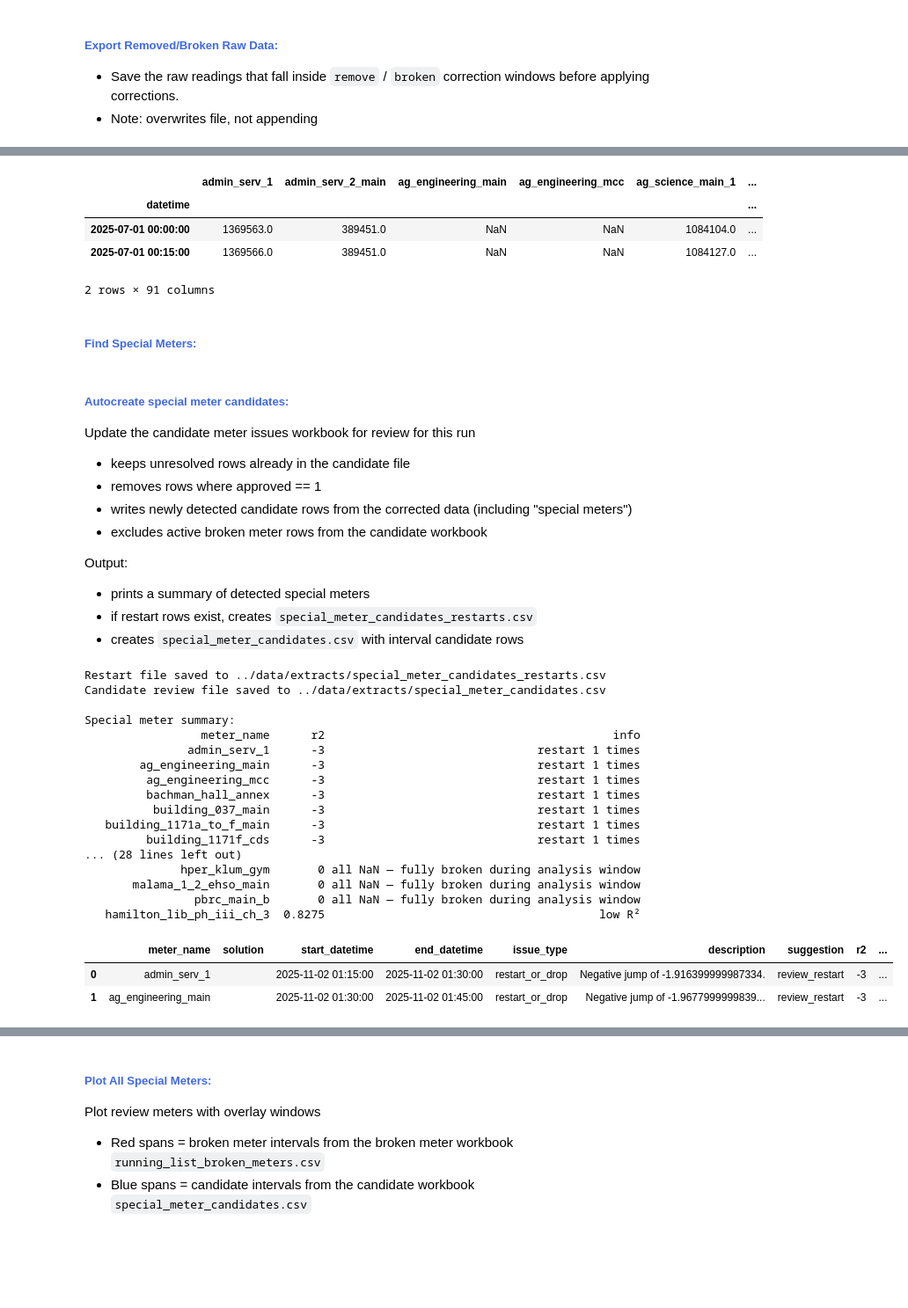
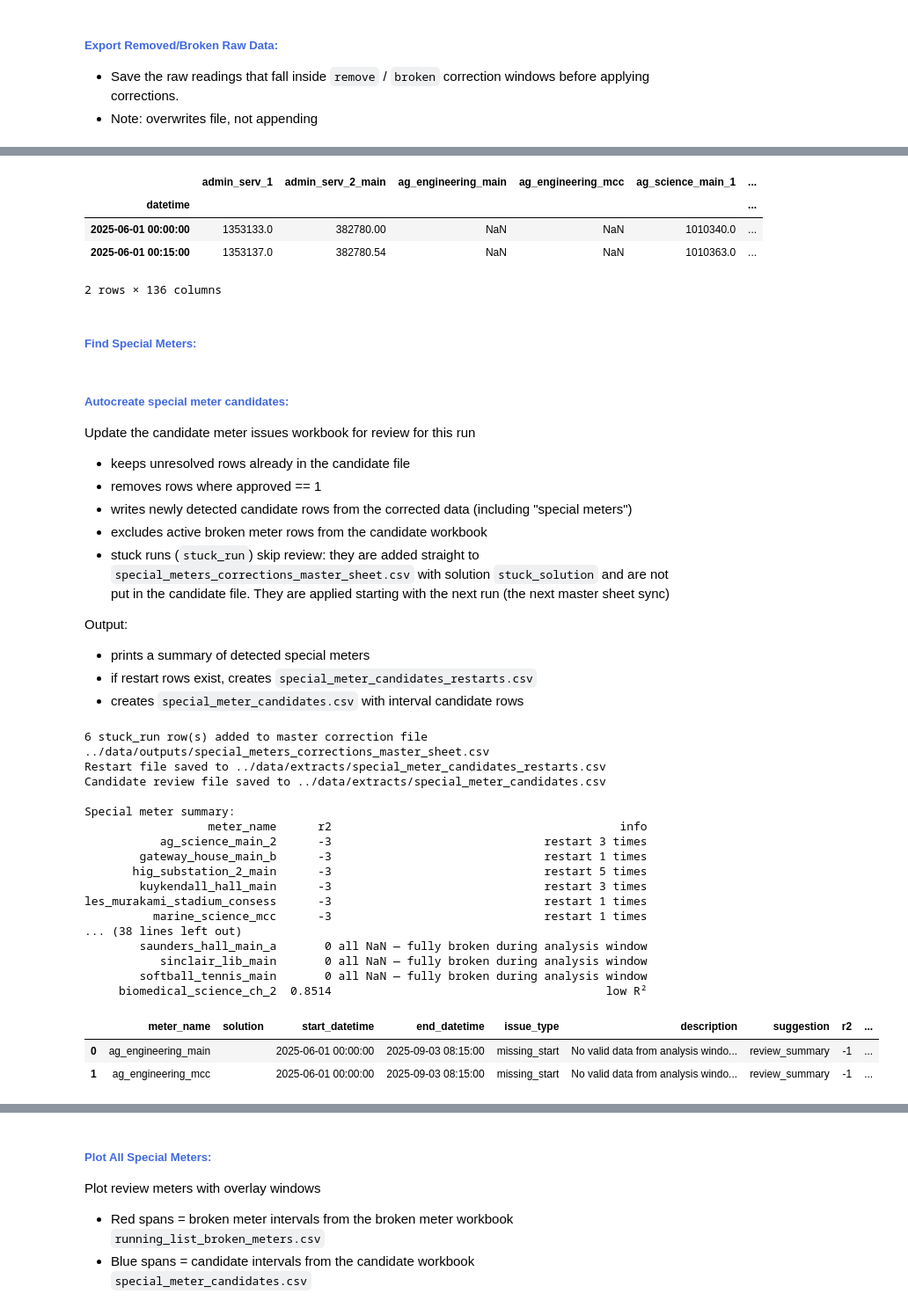
Before and after one commit to uhm-campus-energy/harvest_kwh_prep, a Jupyter notebook: notebooks/1.kwh_end_points_TEST.ipynb, the cells around one changed output, grey strips where cells are left out. Shown at 88% size. Saved outputs shown, nothing was run; the diff lists cells and outputs as text; code cells hidden in the pictures; blank space fills up the shorter version.

Commit message:
Candidates syncs with running broken list, auto remove stuck points

```diff
--- a/notebooks/1.kwh_end_points_TEST.ipynb
+++ b/notebooks/1.kwh_end_points_TEST.ipynb
@@ -75,10 +77,12 @@ Insert = False   # Leave False for now unless you want to push results into the
 Clear_Candidates = True
 
 # Time Range: Select One Fiscal Year
-start_time = "2025-07-01 00:00:00"
-end_time = "2026-07-24 20:45:00"
+start_time = "2025-06-01 00:00:00"
+end_time = "2026-10-01 00:00:00"
+# requested_start_time = "2025-07-23 09:40:50"
+# requested_end_time = "2025-10-17 11:39:02"
 
-FY = "_fy26"
+FY = "_fy26_AURORA"
 
 ######################################################
 # %%
@@ -101,7 +105,7 @@ var = 'kwh'
 # prev longest: harvest_kwh_15min_250723-260713
 # curr longest (prev combined with new): harvest_kwh_15min_250701-260724
 # new data: harvest_kwh_15min_260706-261009
-var_file = input_dir + "harvest_kwh_15min_250701-260724.csv" #'harvest_kwh_15min_250701-260713.csv' #'fy26_aurora_data.csv' # data file 0, should contain only interval meter readings
+var_file = input_dir + 'aurora_kwh_15min_250601-261001.csv'#'../../harvest_preprep/data/outputs/aurora_kwh_15min_250601-261001.csv' #input_dir + "harvest_kwh_15min_250701-260724.csv" # data file, should contain only interval meter readings
 meter_info_file = extracts_dir + "meter_info.csv"  # contains all meter information
 
 # Review/source files
@@ -163,8 +167,8 @@ restarts_thres = 5
 freq = '15min'
 
 # Schema
-schema = 'harvest'
-#schema = 'aurora_v4'
+#schema = 'harvest'
+schema = 'aurora_v4'
 # %% [markdown]
 ### 2. Imports
 # %%
@@ -332,9 +342,9 @@ data_corrected.head(2)
 # %% [output]
 |  | admin_serv_1 | admin_serv_2_main | ag_engineering_main | ag_engineering_mcc | ag_science_main_1 | ... |
 | datetime |  |  |  |  |  | ... |
-| 2025-07-01 00:00:00 | 1369563.0 | 389451.0 | NaN | NaN | 1084104.0 | ... |
-| 2025-07-01 00:15:00 | 1369566.0 | 389451.0 | NaN | NaN | 1084127.0 | ... |
+| 2025-06-01 00:00:00 | 1353133.0 | 382780.00 | NaN | NaN | 1010340.0 | ... |
+| 2025-06-01 00:15:00 | 1353137.0 | 382780.54 | NaN | NaN | 1010363.0 | ... |
-2 rows × 91 columns
+2 rows × 136 columns
 # %% [markdown]
 ##### <span style="color:royalblue">Find Special Meters:</span>
 # %%
@@ -347,6 +357,7 @@ Update the candidate meter issues workbook for review for this run
 - removes rows where approved == 1
 - writes newly detected candidate rows from the corrected data (including "special meters")
 - excludes active broken meter rows from the candidate workbook
+- stuck runs (`stuck_run`) skip review: they are added straight to `special_meters_corrections_master_sheet.csv` with solution `stuck_solution` and are not put in the candidate file. They are applied starting with the next run (the next master sheet sync)
 
 Output:
 - prints a summary of detected special meters
@@ -355,38 +366,41 @@ Output:
 # %%
 # update special meter candidates file for review
 # - includes unresolved rows, detected candidate timeframes, and summary derived review rows
+# - stuck_run rows skip review and are written straight to the master sheet
 df_meter_issues_candidates = dc.update_special_meter_candidates_workbook(
     data_corrected,
     meter_issues_candidates_file,
     broken_meters_file,
     start_time,
     end_time,
     df_bad_meters=df_special_meters,
     df_restarts=df_restarts,
+    meter_corrections_file=meter_corrections_file,
+    stuck_solution="remove",
 )
 
 df_meter_issues_candidates.head(2)
 # %% [output]
+6 stuck_run row(s) added to master correction file ../data/outputs/special_meters_corrections_master_sheet.csv
 Restart file saved to ../data/extracts/special_meter_candidates_restarts.csv
 Candidate review file saved to ../data/extracts/special_meter_candidates.csv
 
 Special meter summary:
-                 meter_name      r2                                          info
-               admin_serv_1      -3                               restart 1 times
-        ag_engineering_main      -3                               restart 1 times
-         ag_engineering_mcc      -3                               restart 1 times
-         bachman_hall_annex      -3                               restart 1 times
-          building_037_main      -3                               restart 1 times
-   building_1171a_to_f_main      -3                               restart 1 times
-         building_1171f_cds      -3                               restart 1 times
-... (28 lines left out)
-              hper_klum_gym       0 all NaN — fully broken during analysis window
-       malama_1_2_ehso_main       0 all NaN — fully broken during analysis window
-                pbrc_main_b       0 all NaN — fully broken during analysis window
-   hamilton_lib_ph_iii_ch_3  0.8275                                        low R²
+                  meter_name      r2                                          info
+           ag_science_main_2      -3                               restart 3 times
+        gateway_house_main_b      -3                               restart 1 times
+       hig_substation_2_main      -3                               restart 5 times
+        kuykendall_hall_main      -3                               restart 3 times
+les_murakami_stadium_consess      -3                               restart 1 times
+          marine_science_mcc      -3                               restart 1 times
+... (38 lines left out)
+        saunders_hall_main_a       0 all NaN — fully broken during analysis window
+           sinclair_lib_main       0 all NaN — fully broken during analysis window
+        softball_tennis_main       0 all NaN — fully broken during analysis window
+     biomedical_science_ch_2  0.8514                                        low R²
 |  | meter_name | solution | start_datetime | end_datetime | issue_type | description | suggestion | r2 | ... |
-| 0 | admin_serv_1 |  | 2025-11-02 01:15:00 | 2025-11-02 01:30:00 | restart_or_drop | Negative jump of -1.916399999987334. | review_restart | -3 | ... |
-| 1 | ag_engineering_main |  | 2025-11-02 01:30:00 | 2025-11-02 01:45:00 | restart_or_drop | Negative jump of -1.9677999999839... | review_restart | -3 | ... |
+| 0 | ag_engineering_main |  | 2025-06-01 00:00:00 | 2025-09-03 08:15:00 | missing_start | No valid data from analysis windo... | review_summary | -1 | ... |
+| 1 | ag_engineering_mcc |  | 2025-06-01 00:00:00 | 2025-09-03 08:15:00 | missing_start | No valid data from analysis windo... | review_summary | -1 | ... |
 # %%
 print("special meters dataframe info:")
 print("data_corrected shape:", data_corrected.shape)
```
Also changed, not shown: parts of 17 cells of this notebook, 1 other file.
